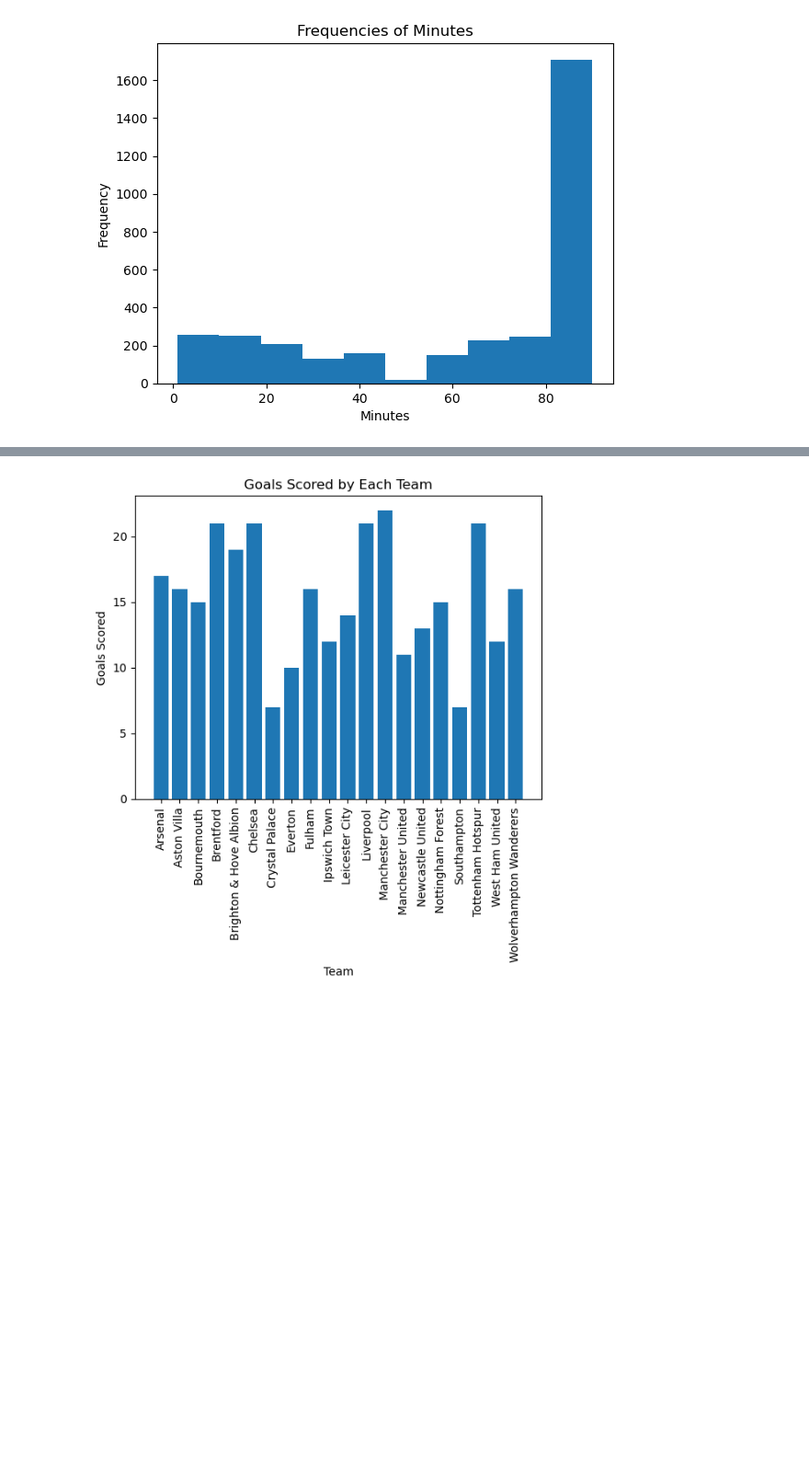
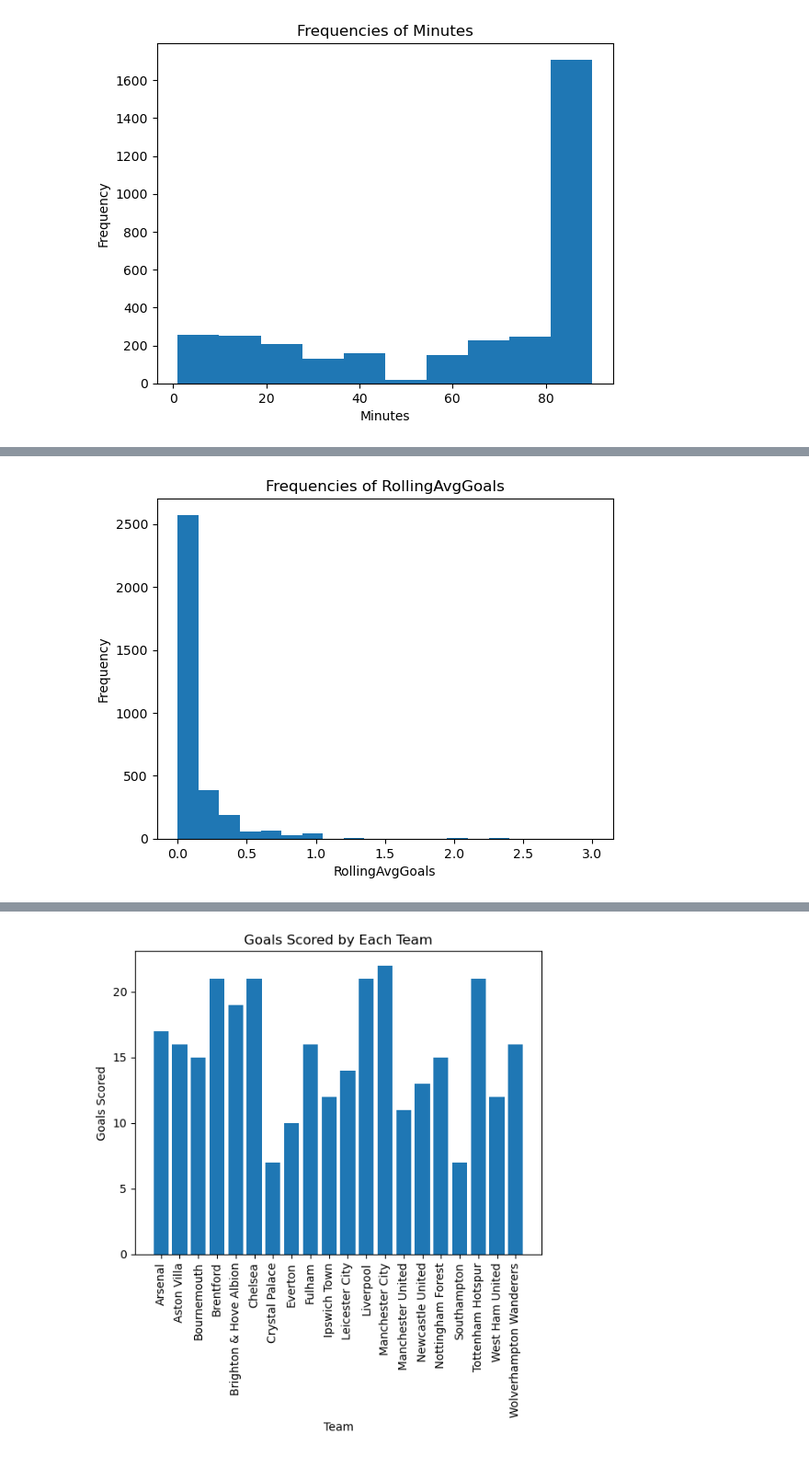
Before and after one commit to ericmckevitt/Premier-League-Goal-Prediction, a Jupyter notebook: eda.ipynb, the cells around one changed output, grey strips where cells are left out. Shown at 92% size. Saved outputs shown, nothing was run; the diff lists cells and outputs as text; code cells hidden in the pictures; blank space fills up the shorter version.

```diff
--- a/eda.ipynb
+++ b/eda.ipynb
@@ -340,3 +440,13 @@ plt.show()
+# %%
+x_axis = 'RollingAvgGoals'
+
+plt.hist(df[x_axis], bins=20)
+plt.ylabel("Frequency")
+plt.xlabel(x_axis)
+plt.title(f"Frequencies of {x_axis}")
+plt.show()
+# %% [output]
+[figure, added]
 # %%
 df.columns
 # %% [output]
```
Also changed, not shown: parts of 13 cells of this notebook, 1 other file.
